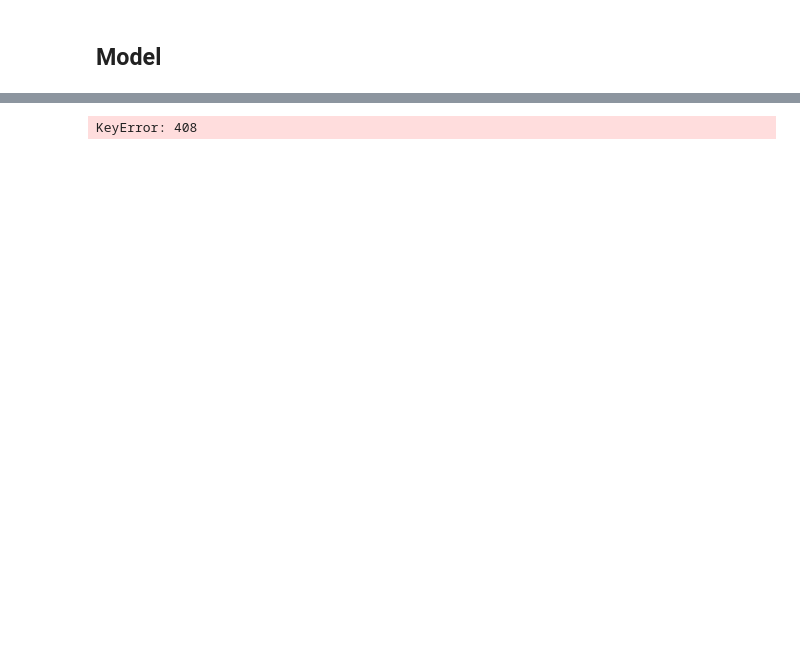
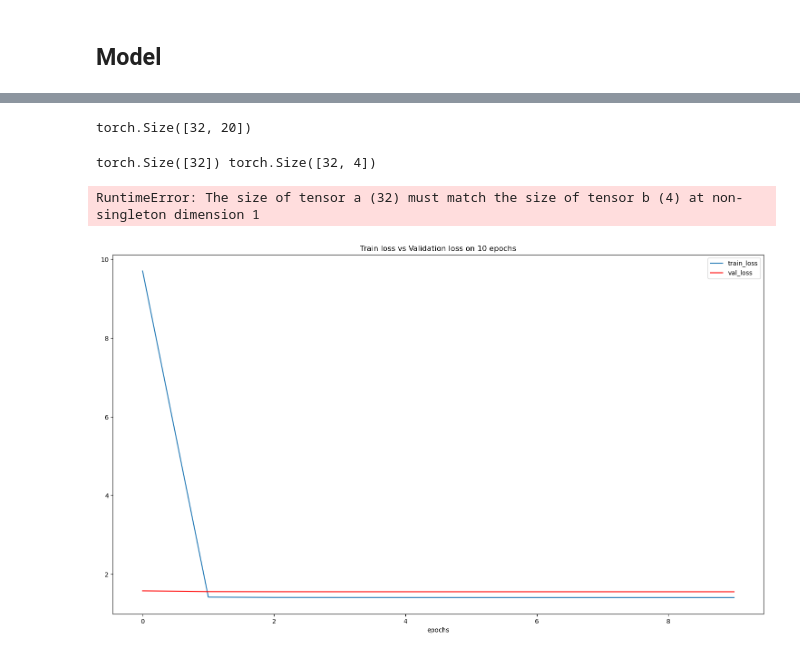
Before and after one commit to Matovic/mobile-price-classification, a Jupyter notebook: src/MLP_PyTorch.ipynb, the cells around one changed output, grey strips where cells are left out. Saved outputs shown, nothing was run; the diff lists cells and outputs as text; code cells hidden in the pictures; blank space fills up the shorter version.

```diff
--- a/src/MLP_PyTorch.ipynb
+++ b/src/MLP_PyTorch.ipynb
@@ -86,0 +91,4 @@ array([1., 2., 2., ..., 3., 0., 3.])
+# %%
+# make dataset from X and y
+train_ds = TensorDataset(torch.tensor(X_train), torch.tensor(y_train))
+train_ds
@@ -87,7 +97,7 @@ array([1., 2., 2., ..., 3., 0., 3.])
 # %%
 batch_size = 32
-tf_train, tf_val = split_train_val(df_train)
+tf_train, tf_val = split_train_val(train_ds)
 
 print(tf_train.dataset)
-print(tf_val.dataset.shape)
+print(tf_val.dataset)
 # %% [output]
@@ -276,19 +279,17 @@ def train_mlp(n_epochs, mlp, optimizer, loss_fn, train_loader,
 import warnings
 warnings.filterwarnings('ignore')
 
-n_epochs = 10
 learning_rate = 0.001
 momentum = 0.9
 
 input_size = 20          # number of features
 hidden_size = 32        # number of features in hidden state
 
-num_classes = 4 # podla sequencies co mame 8 # 50 # number of output classes
+num_classes = 4 # number of output classes
 
 mlp = MLP(
     n_inputs=input_size,
     n_classes=num_classes,
-    n_epochs=n_epochs,
     lr=learning_rate,
     momentum=momentum) #.cuda()
 # mlp.to(device)
@@ -305,7 +306,15 @@ MLP(
 # define the optimization
 loss_fn = nn.CrossEntropyLoss()
 optimizer = optim.SGD(mlp.parameters(), lr=learning_rate, momentum=momentum)
+# %%
+for (x, y) in train_dl:
+    print(x.shape)
+    break
+# %% [output]
+torch.Size([32, 20])
 # %%
+n_epochs = 50
+
 loss_train, accuracy_train, loss_validation, accuracy_validation = train_mlp(
     n_epochs=n_epochs,
     mlp=mlp,
@@ -316,4 +325,37 @@ loss_train, accuracy_train, loss_validation, accuracy_validation = train_mlp(
     device=device
 )
 # %% [output]
-KeyError: 408
+torch.Size([32]) torch.Size([32, 4])
+RuntimeError: The size of tensor a (32) must match the size of tensor b (4) at non-singleton dimension 1
+# %%
+from matplotlib import pyplot as plt
+
+def plot_loss(train_loss, val_loss):
+    '''
+    Visualize training loss vs. validation loss.
+    Parameters
+    ----------
+    train_loss: training loss
+    val_loss: validation loss
+    Returns: None
+    -------
+    '''
+    f = plt.figure(figsize=(10,6)) #plotting
+    f.set_size_inches(18.5, 10.5)
+    f.set_dpi(100)
+
+    loss_csv = pd.DataFrame({"epochs": range(len(train_loss)), "train_loss": train_loss,
+                             "val_loss": val_loss})
+    # loss_csv.to_csv("../outputs/loss.csv")
+    # gca stands for 'get current axis'
+    ax = plt.gca()
+    loss_csv.plot(kind='line',x='epochs',y='train_loss',ax=ax )
+    loss_csv.plot(kind='line',x='epochs',y='val_loss', color='red', ax=ax)
+    plt.title(f'Train loss vs Validation loss on {len(train_loss)} epochs')
+    plt.show()
+    # plt.savefig("../outputs/train_vs_val_loss.png")
+
+# Examine results
+plot_loss(loss_train, loss_validation)
+# %% [output]
+[figure, added]
```
Also changed, not shown: parts of 12 cells of this notebook.
